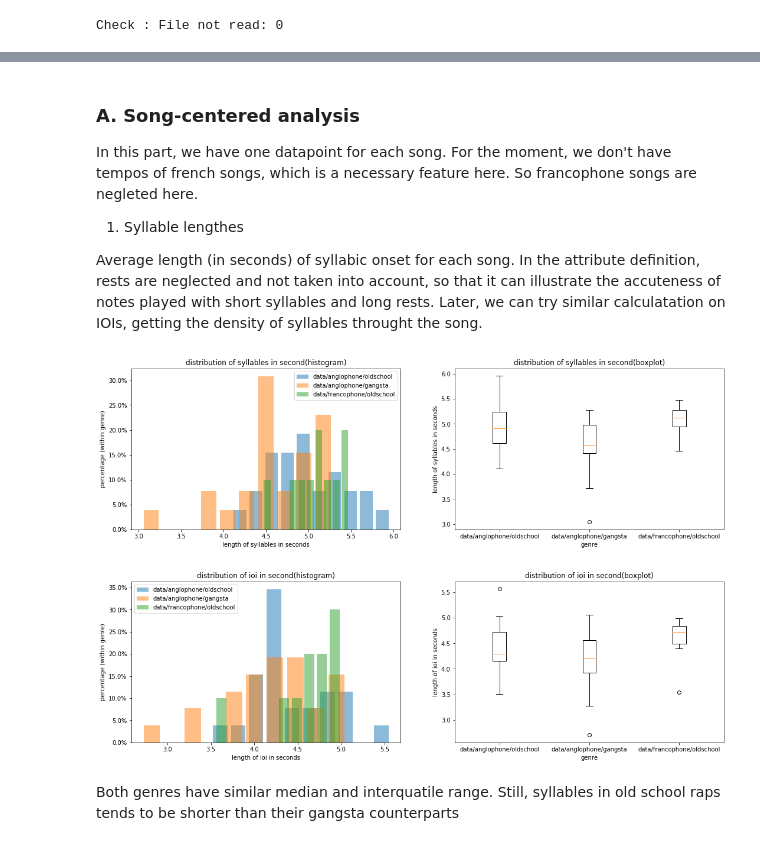
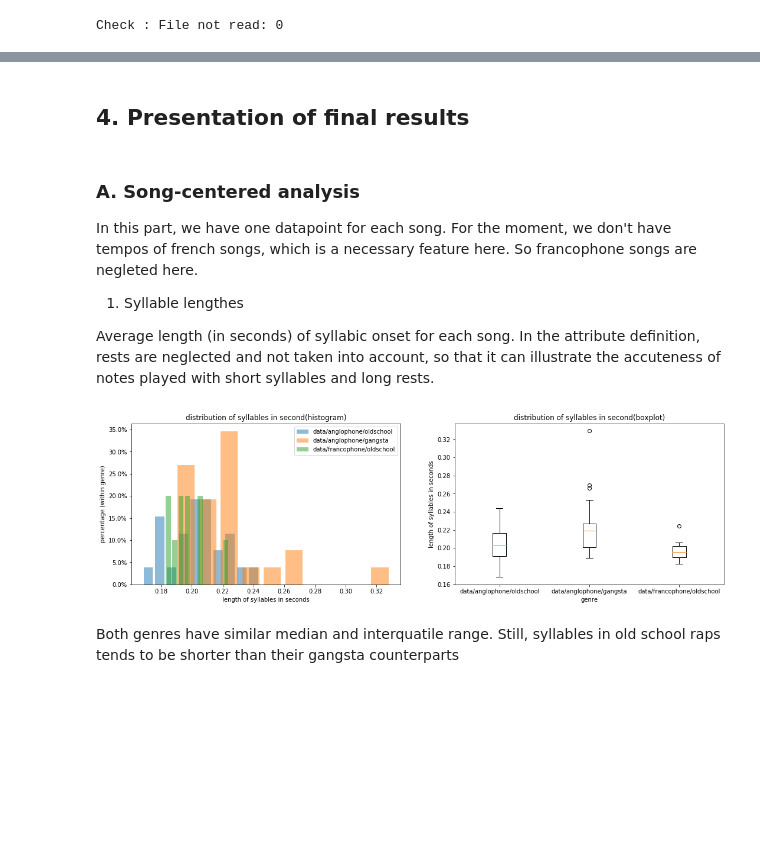
Before and after one commit to haeeunkim/dh401, a Jupyter notebook: milestone4.ipynb, the cells around one changed output, grey strips where cells are left out. Cells and saved outputs as stored; diff of their text form; code cells hidden in the pictures; blank space fills up the shorter version.

```diff
--- a/milestone4.ipynb
+++ b/milestone4.ipynb
@@ -51,15 +105,6 @@ import seaborn as sns
 # %%
 # modules to define the HumdrumSummary class object
 
-
-def check_measure_validity(df, measures, meter):
-    # check if all the measures have the exact number of beats required for each measure, which is specified in the meter
-
-    invalid_measures = []
-    for i in range(len(measures)-1):
-        snippet = df.loc[measures[i]+1: measures[i+1]-1]
-        if snippet['**recip'].sum() != meter[0] : invalid_measures.append(df['**recip'].loc[measures[i]])
-    return invalid_measures
 
 
 def handle_metadata(df, metadata):
@@ -78,9 +123,8 @@ def handle_metadata(df, metadata):
 
 
 def handle_pickup(df, meter):
-    # for MCflow dataset
-    # After some standarized methods are made in XMLparser, may be applicable to the French dataset as well.
     # if a verse starts with a syncopated pickup measure, handle the rests right before the start of the verse.
+    # This is to remove distortion caused by pickup rests, when calculating IOIs
 
     df['pickup'] = False
 
@@ -134,18 +178,13 @@ def _convert_recip(string, ref):
             return string
 
 def get_ioi(df):
-    # handle IOIs
-# merge consecutive rests
+    # calculate IOIs by merging rests to the note right before.
     ioi_df = df.copy()
 
-    # remove pickups
+
     ioi_df = ioi_df[~ioi_df.pickup]
-
     ioi_df = ioi_df.reset_index(drop=True)
 
-    # get rest index
-    # get the notes just before.
-    # merge
 
     rests_split = [list(map(itemgetter(1), g)) for k, g in \
                     groupby(enumerate(ioi_df[ioi_df['**lyrics'] == '.'].index), lambda x: x[0]-x[1])]
@@ -153,7 +192,6 @@ def get_ioi(df):
     for rs in rests_split:
         if len(rs) > 1:
             #handle interal merge first
-    #        print(ioi_df.loc[rs])
             total_rests = ioi_df.loc[rs,'**recip'].sum()
             ioi_df.loc[rs[:-1],'**recip'] = 0
             ioi_df.loc[rs[-1],'**recip'] = total_rests
@@ -469,0 +564,2 @@ Usally, boxplots are more suitable in illustrating the overall distributions. Ho
+# %% [markdown]
+## 4. Presentation of final results
@@ -473,4 +636,4 @@ In this part, we have one datapoint for each song. For the moment, we don't have
 
 1. Syllable lengthes
 
-Average length (in seconds) of syllabic onset for each song. In the attribute definition, rests are neglected and not taken into account, so that it can illustrate the accuteness of notes played with short syllables and long rests. Later, we can try similar calculatation on IOIs, getting the density of syllables throught the song.
+Average length (in seconds) of syllabic onset for each song. In the attribute definition, rests are neglected and not taken into account, so that it can illustrate the accuteness of notes played with short syllables and long rests.
@@ -546,31 +640,17 @@ def plot_label(fig, axs, feature, unit, entropy=False):
 # %%
-func = lambda x: x.syllabic_rate
+func = lambda x: 1/x.syllabic_rate
 
 feature = 'syllables in second'
 unit = 'length of syllables in seconds'
 
 
 fig, axs = plot_analysis(func)
 plot_label(fig, axs, feature, unit)
 
 
 plt.show()
-
-
-func = lambda x:x.ioi_rate
-
-feature = 'ioi in second'
-unit = 'length of ioi in seconds'
-
-
-fig, axs = plot_analysis(func)
-plot_label(fig, axs, feature, unit)
-
-
-plt.show()
 # %% [output]
-[figure, old version]
+[figure, new version]
-[figure, removed]
 # %% [markdown]
 Both genres have similar median and interquatile range. Still, syllables in old school raps tends to be shorter than their gangsta counterparts
 # %% [markdown]
```
Also changed, not shown: parts of 50 cells of this notebook.
